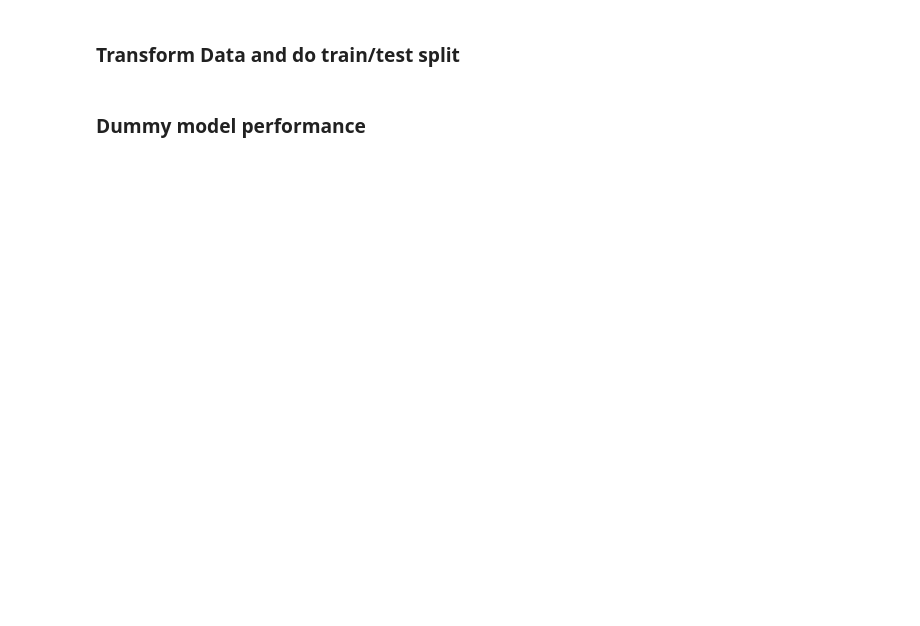
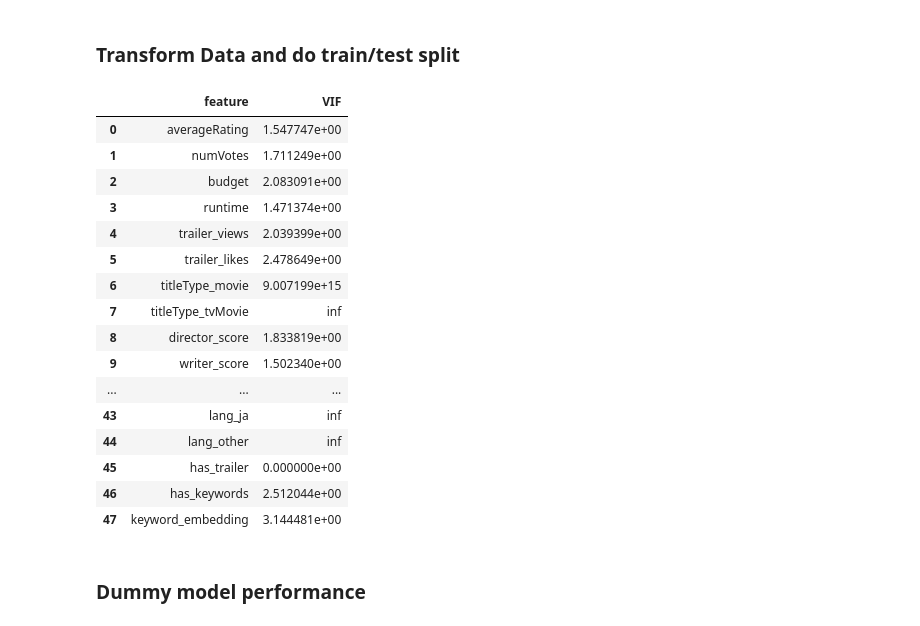
Before and after one commit to Eric7895/Movie_Revenue_Web_Application, a Jupyter notebook: ml_model.ipynb, the cells around one changed output. Saved outputs shown, nothing was run; the diff lists cells and outputs as text; code cells hidden in the pictures; blank space fills up the shorter version.

```diff
--- a/ml_model.ipynb
+++ b/ml_model.ipynb
@@ -64,6 +89,26 @@ vif = pd.DataFrame()
 vif["feature"] = X.columns
 vif["VIF"] = [variance_inflation_factor(X.values, i)
               for i in range(len(X.columns))]
+# %%
+vif
+# %% [output]
+|  | feature | VIF |
+| 0 | averageRating | 1.547747e+00 |
+| 1 | numVotes | 1.711249e+00 |
+| 2 | budget | 2.083091e+00 |
+| 3 | runtime | 1.471374e+00 |
+| 4 | trailer_views | 2.039399e+00 |
+| 5 | trailer_likes | 2.478649e+00 |
+| 6 | titleType_movie | 9.007199e+15 |
+| 7 | titleType_tvMovie | inf |
+| 8 | director_score | 1.833819e+00 |
+| 9 | writer_score | 1.502340e+00 |
+| ... | ... | ... |
+| 43 | lang_ja | inf |
+| 44 | lang_other | inf |
+| 45 | has_trailer | 0.000000e+00 |
+| 46 | has_keywords | 2.512044e+00 |
+| 47 | keyword_embedding | 3.144481e+00 |
 # %%
 for i in vif[vif["VIF"] > 10]['feature']:
     X.drop(i, axis=1)
```
Also changed, not shown: parts of 19 cells of this notebook.
